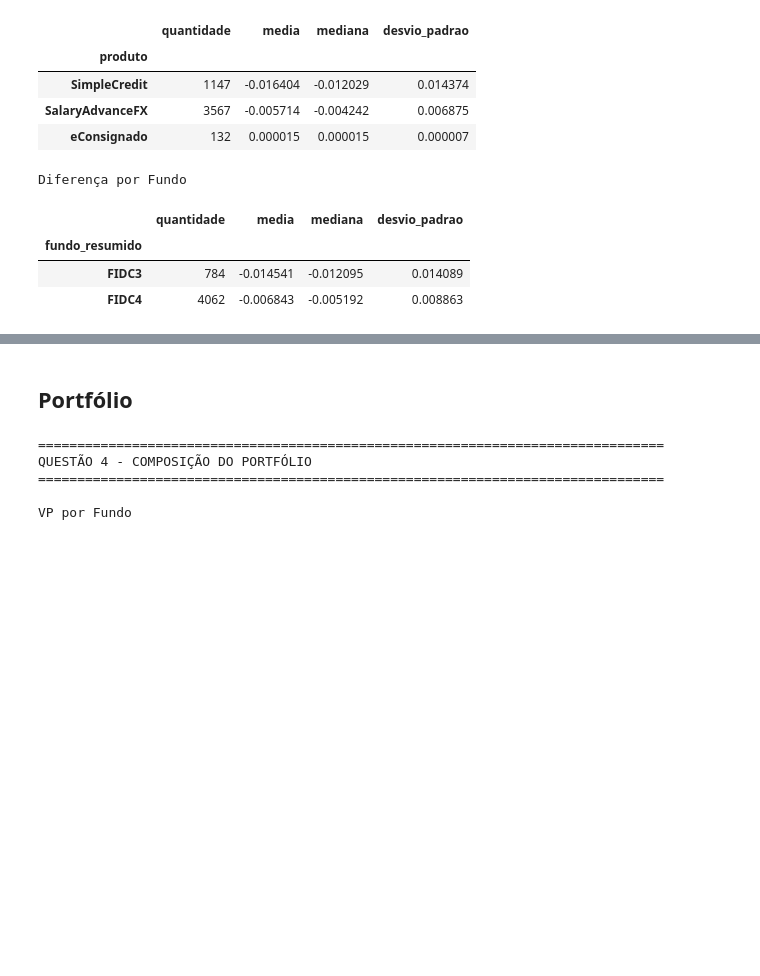
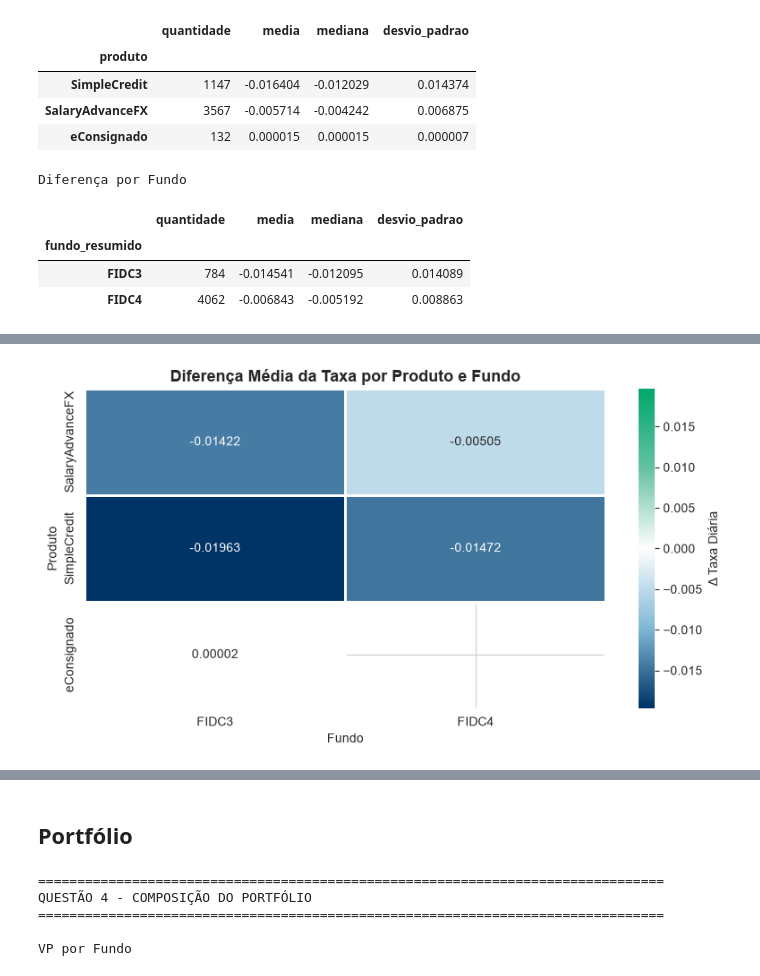
Before and after one commit to caahpaiva/case_facio_financial_reconciliation, a Jupyter notebook: notebooks/01_reconciliation_analysis.ipynb, the cells around one changed output, grey strips where cells are left out. Cells and saved outputs as stored; diff of their text form; code cells hidden in the pictures; blank space fills up the shorter version.

```diff
--- a/notebooks/01_reconciliation_analysis.ipynb
+++ b/notebooks/01_reconciliation_analysis.ipynb
@@ -783,0 +1152,72 @@ Diferença por Fundo
+# %%
+from matplotlib.colors import LinearSegmentedColormap, TwoSlopeNorm
+
+# =============================================================================
+# DIFERENÇA MÉDIA DA TAXA POR PRODUTO E FUNDO
+# =============================================================================
+
+# Colormap divergente inspirado na identidade visual da Facio
+facio_diverging = LinearSegmentedColormap.from_list(
+    "facio_diverging",
+    [
+        "#003366",   # Azul institucional (taxa menor)
+        "#7FB8D6",   # Azul claro
+        "#FFFFFF",   # Centro (zero)
+        "#66C2A5",   # Verde claro
+        "#00A86B",   # Verde Facio (taxa maior)
+    ]
+)
+
+heat = (
+    taxa_df
+    .pivot_table(
+        values="i_diff",
+        index="produto",
+        columns="fundo_resumido",
+        aggfunc="mean"
+    )
+)
+
+# Centraliza a escala em zero
+lim = max(abs(heat.min().min()), abs(heat.max().max()))
+norm = TwoSlopeNorm(
+    vmin=-lim,
+    vcenter=0,
+    vmax=lim
+)
+
+plt.figure(figsize=(8,4.5))
+
+sns.heatmap(
+    heat,
+    annot=True,
+    fmt=".5f",
+    cmap=facio_diverging,
+    norm=norm,
+    linewidths=.8,
+    linecolor="white",
+    cbar_kws={
+        "label": "Δ Taxa Diária"
+    }
+)
+
+plt.title(
+    "Diferença Média da Taxa por Produto e Fundo",
+    fontsize=13,
+    weight="bold"
+)
+
+plt.xlabel("Fundo")
+plt.ylabel("Produto")
+
+plt.tight_layout()
+
+plt.savefig(
+    OUT / "figures" / "heatmap_delta_taxa.png",
+    dpi=300,
+    bbox_inches="tight"
+)
+
+plt.show()
+# %% [output]
+[figure, added]
```
Also changed, not shown: parts of 20 cells of this notebook, 5 other files.
